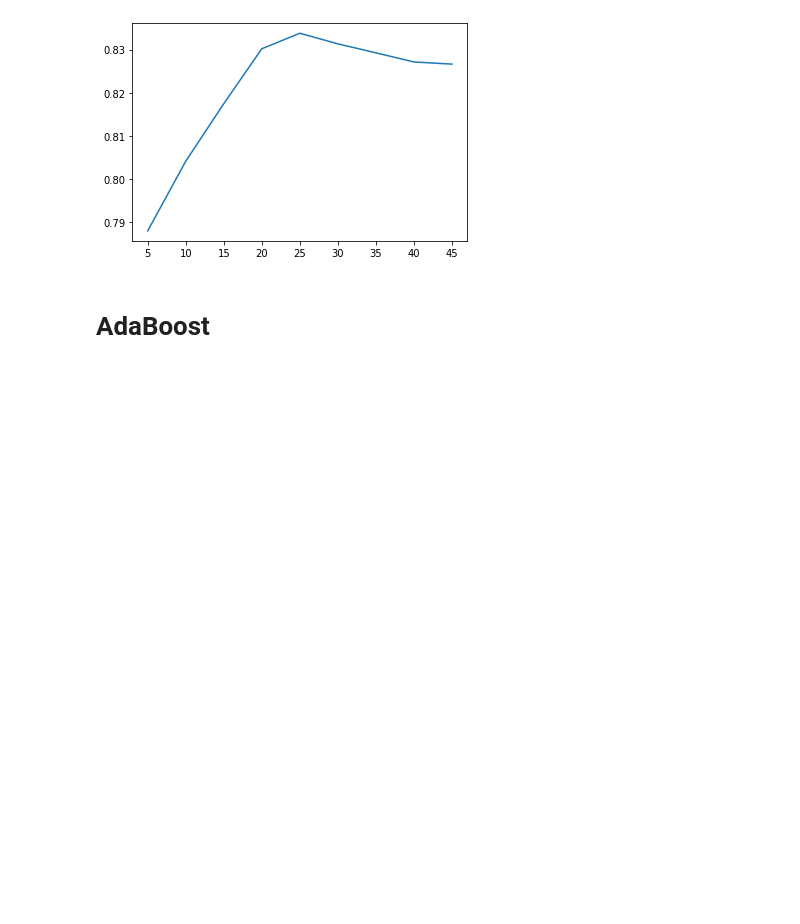
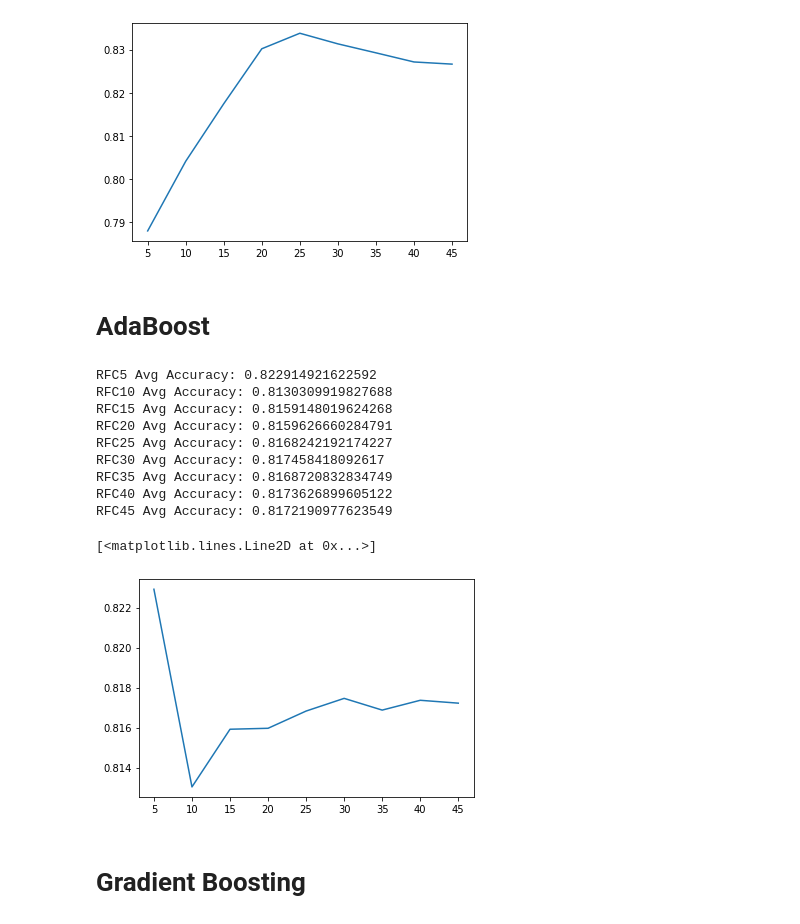
Before and after one commit to yy3018/Hotel_Reservation_Cancellation_Prediction, a Jupyter notebook: Ensemble.ipynb, the cells around one changed output. Cells and saved outputs as stored; diff of their text form; code cells hidden in the pictures; blank space fills up the shorter version.

```diff
--- a/Ensemble.ipynb
+++ b/Ensemble.ipynb
@@ -151,3 +152,26 @@ plt.plot([5,10,15,20,25,30,35,40,45],
 [figure]
 # %% [markdown]
 # AdaBoost
+# %%
+# Build base calssifier
+base5 = DecisionTreeClassifier(max_depth=5)
+base10 = DecisionTreeClassifier(max_depth=10)
+base15 = DecisionTreeClassifier(max_depth=15)
+base20 = DecisionTreeClassifier(max_depth=20)
+base25 = DecisionTreeClassifier(max_depth=25)
+base30 = DecisionTreeClassifier(max_depth=30)
+base35 = DecisionTreeClassifier(max_depth=35)
+base40 = DecisionTreeClassifier(max_depth=40)
+base45 = DecisionTreeClassifier(max_depth=45)
+
+Ada5 = AdaBoostClassifier(base_estimator = base5, n_estimators=100, random_state=0)
+Ada10 = AdaBoostClassifier(base_estimator = base10, n_estimators=100, random_state=1)
+Ada15 = AdaBoostClassifier(base_estimator = base15, n_estimators=100, random_state=2)
+Ada20 = AdaBoostClassifier(base_estimator = base20, n_estimators=100, random_state=3)
+Ada25 = AdaBoostClassifier(base_estimator = base25, n_estimators=100, random_state=4)
+Ada30 = AdaBoostClassifier(base_estimator = base30, n_estimators=100, random_state=5)
+Ada35 = AdaBoostClassifier(base_estimator = base35, n_estimators=100, random_state=6)
+Ada40 = AdaBoostClassifier(base_estimator = base40, n_estimators=100, random_state=5)
+Ada45 = AdaBoostClassifier(base_estimator = base45, n_estimators=100, random_state=6)
+# %%
+kf = KFold(n_splits=10)
@@ -153,0 +212,29 @@ plt.plot([5,10,15,20,25,30,35,40,45],
+# %%
+print("RFC5 Avg Accuracy:",np.mean(score5))
+print("RFC10 Avg Accuracy:",np.mean(score10))
+print("RFC15 Avg Accuracy:",np.mean(score15))
+print("RFC20 Avg Accuracy:",np.mean(score20))
+print("RFC25 Avg Accuracy:",np.mean(score25))
+print("RFC30 Avg Accuracy:",np.mean(score30))
+print("RFC35 Avg Accuracy:",np.mean(score35))
+print("RFC40 Avg Accuracy:",np.mean(score40))
+print("RFC45 Avg Accuracy:",np.mean(score45))
+
+# Depth 25 performs best
+plt.plot([5,10,15,20,25,30,35,40,45],
+    [np.mean(score5),np.mean(score10),np.mean(score15),np.mean(score20),
+     np.mean(score25),np.mean(score30),np.mean(score35),np.mean(score40),np.mean(score45)])
+# %% [output]
+RFC5 Avg Accuracy: 0.822914921622592
+RFC10 Avg Accuracy: 0.8130309919827688
+RFC15 Avg Accuracy: 0.8159148019624268
+RFC20 Avg Accuracy: 0.8159626660284791
+RFC25 Avg Accuracy: 0.8168242192174227
+RFC30 Avg Accuracy: 0.817458418092617
+RFC35 Avg Accuracy: 0.8168720832834749
+RFC40 Avg Accuracy: 0.8173626899605122
+RFC45 Avg Accuracy: 0.8172190977623549
+[<matplotlib.lines.Line2D at 0x...>]
+[figure, added]
+# %% [markdown]
+# Gradient Boosting
```
Also changed, not shown: parts of 6 cells of this notebook.
